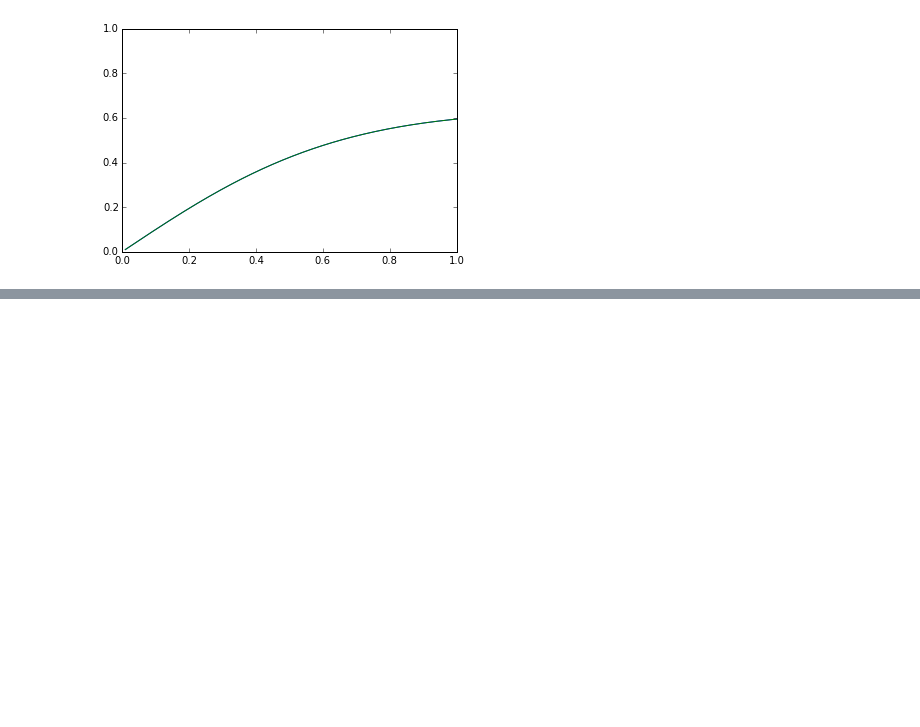
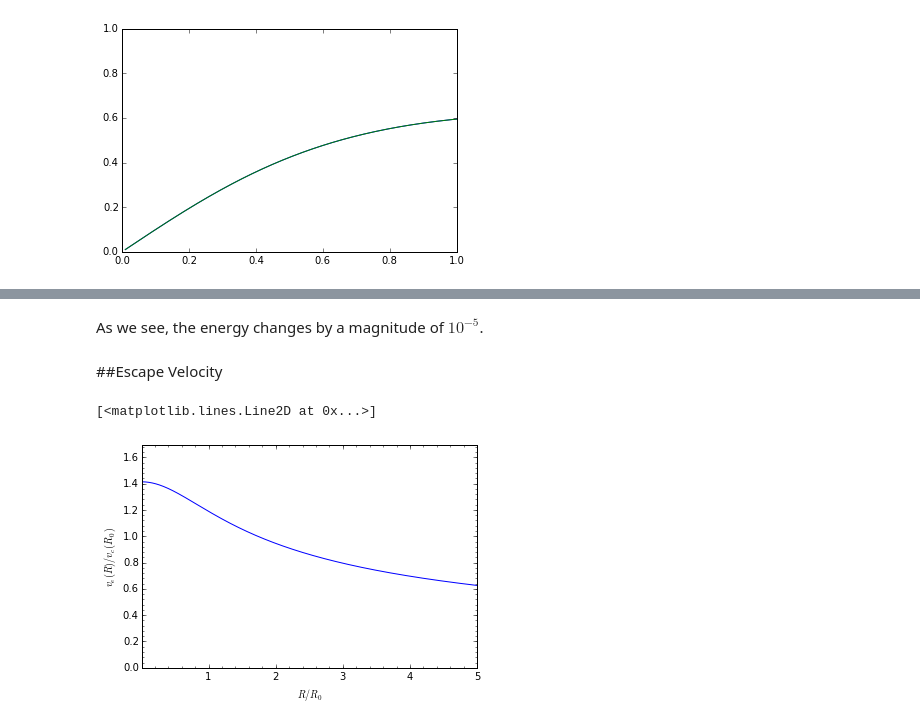
Before and after one commit to SeaifanAladdin/galpy-notebook, a Jupyter notebook: galpy/KuzminDiskPotential.ipynb, the cells around one changed output, grey strips where cells are left out. Drawn from its saved outputs; the diff is of its cells as text; code cells hidden in the pictures; blank space fills up the shorter version.

```diff
--- a/galpy/KuzminDiskPotential.ipynb
+++ b/galpy/KuzminDiskPotential.ipynb
@@ -34,0 +56,10 @@ kd.plotRotcurve(overplot=True)
+# %% [markdown]
+As we see, the energy changes by a magnitude of $10^{-5}$.
+# %% [markdown]
+##Escape Velocity
+# %%
+kd.plotEscapecurve()
+mn.plotEscapecurve()
+# %% [output]
+[<matplotlib.lines.Line2D at 0x...>]
+[figure, added]
```
Also changed, not shown: parts of 8 cells of this notebook.
